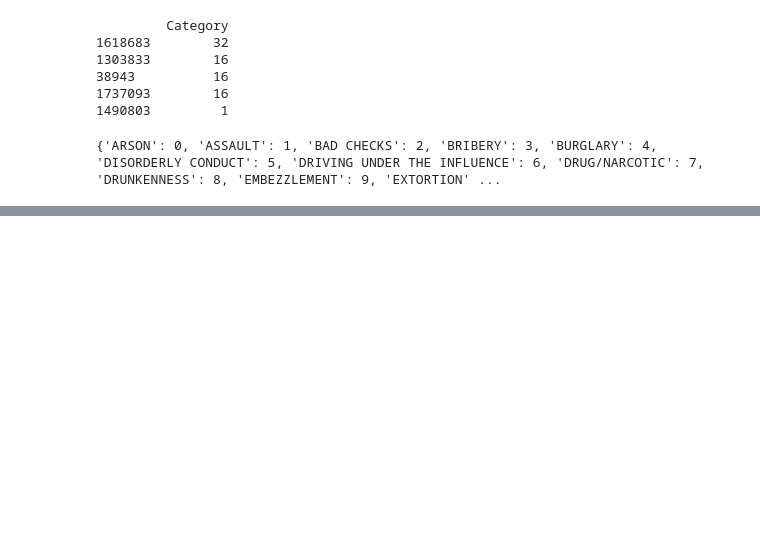
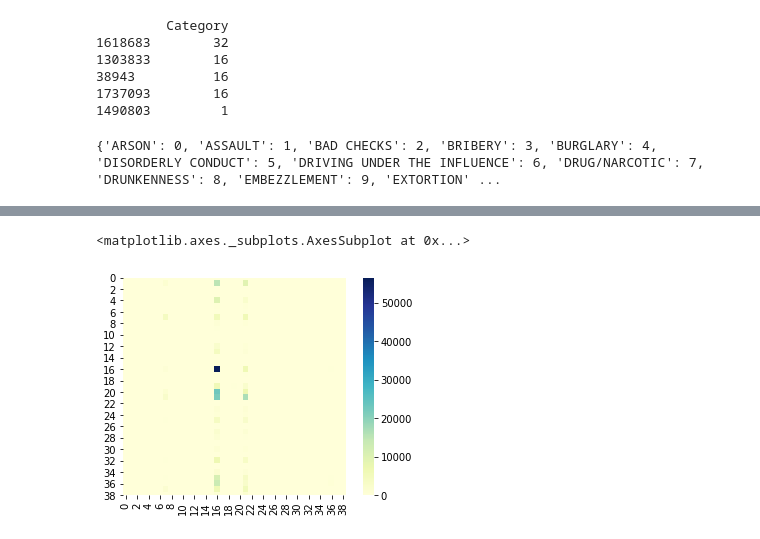
Before and after one commit to gandalf1819/SF-Opioid-Crisis, a Jupyter notebook: SF_drug_Random_forest.ipynb, the cells around one changed output, grey strips where cells are left out. Drawn from its saved outputs; the diff is of its cells as text; code cells hidden in the pictures; blank space fills up the shorter version.

```diff
--- a/SF_drug_Random_forest.ipynb
+++ b/SF_drug_Random_forest.ipynb
@@ -161,8 +167,3 @@ dictionary = dict(zip(keys, values))
 print(dictionary)
 # %% [output]
 {'ARSON': 0, 'ASSAULT': 1, 'BAD CHECKS': 2, 'BRIBERY': 3, 'BURGLARY': 4, 'DISORDERLY CONDUCT': 5, 'DRIVING UNDER THE INFLUENCE': 6, 'DRUG/NARCOTIC': 7, 'DRUNKENNESS': 8, 'EMBEZZLEMENT': 9, 'EXTORTION' ...
-# %%
-X['Category']=X['Category'].replace('NON CRIMINAL', 'NONCRIMINAL')
-print(type(X['Category']))
-y['Category']=y['Category'].replace('NON CRIMINAL', 'NONCRIMINAL')
-print(type(y['Category']))
@@ -196,0 +210,9 @@ NotFittedError: ignored
+# %%
+from sklearn.metrics import classification_report, confusion_matrix
+import seaborn as sns
+cm = confusion_matrix(y_test, y_pred)
+cm = pd.DataFrame(cm)
+sns.heatmap(cm, cmap="YlGnBu", square=True)
+# %% [output]
+<matplotlib.axes._subplots.AxesSubplot at 0x...>
+[figure, added]
```
Also changed, not shown: parts of 14 cells of this notebook.
